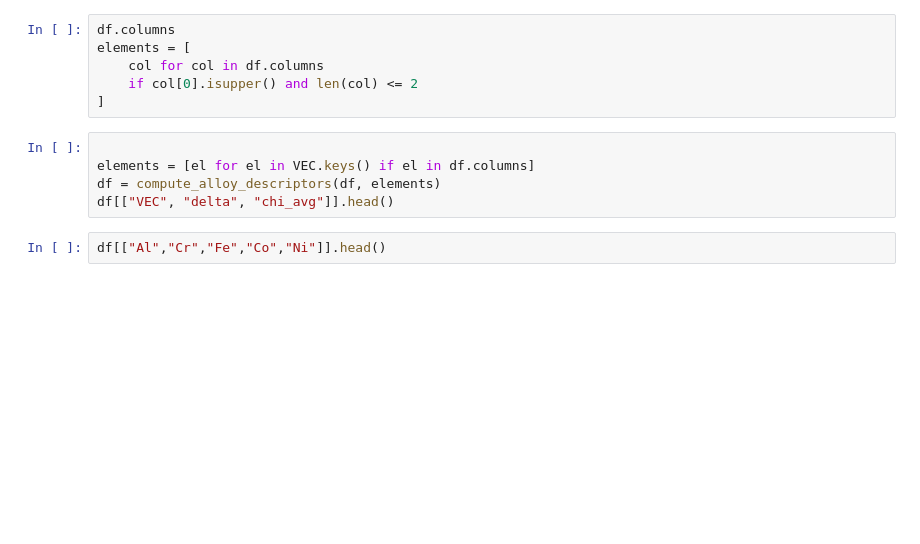
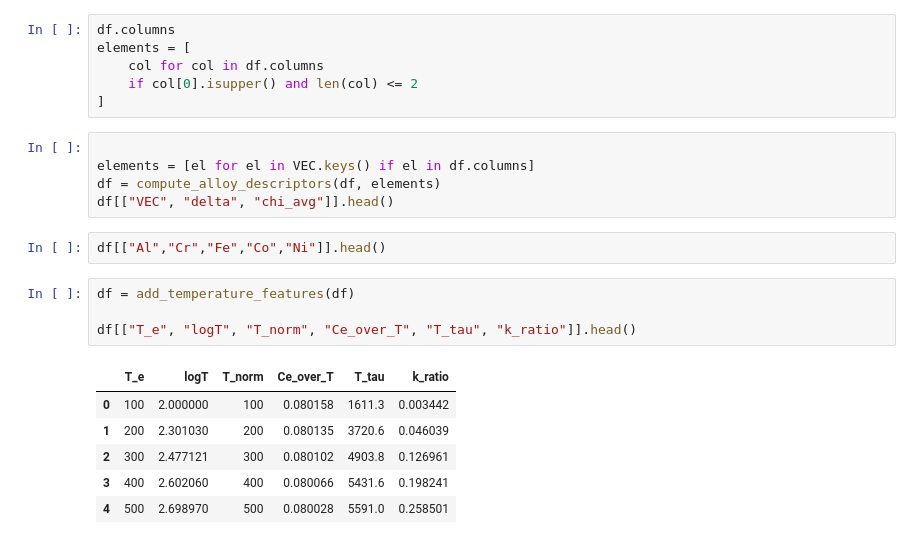
Before and after one commit to moashendy/ep-ml-heas, a Jupyter notebook: notebooks/02_feature_engineering.ipynb, the cells around one changed output. Saved outputs shown, nothing was run; the diff lists cells and outputs as text; blank space fills up the shorter version.

```diff
--- a/notebooks/02_feature_engineering.ipynb
+++ b/notebooks/02_feature_engineering.ipynb
@@ -37,3 +45,14 @@ df = compute_alloy_descriptors(df, elements)
 df[["VEC", "delta", "chi_avg"]].head()
 # %%
 df[["Al","Cr","Fe","Co","Ni"]].head()
+# %%
+df = add_temperature_features(df)
+
+df[["T_e", "logT", "T_norm", "Ce_over_T", "T_tau", "k_ratio"]].head()
+# %% [output]
+|  | T_e | logT | T_norm | Ce_over_T | T_tau | k_ratio |
+| 0 | 100 | 2.000000 | 100 | 0.080158 | 1611.3 | 0.003442 |
+| 1 | 200 | 2.301030 | 200 | 0.080135 | 3720.6 | 0.046039 |
+| 2 | 300 | 2.477121 | 300 | 0.080102 | 4903.8 | 0.126961 |
+| 3 | 400 | 2.602060 | 400 | 0.080066 | 5431.6 | 0.198241 |
+| 4 | 500 | 2.698970 | 500 | 0.080028 | 5591.0 | 0.258501 |
```
Also changed, not shown: parts of 5 cells of this notebook, 4 other files.
